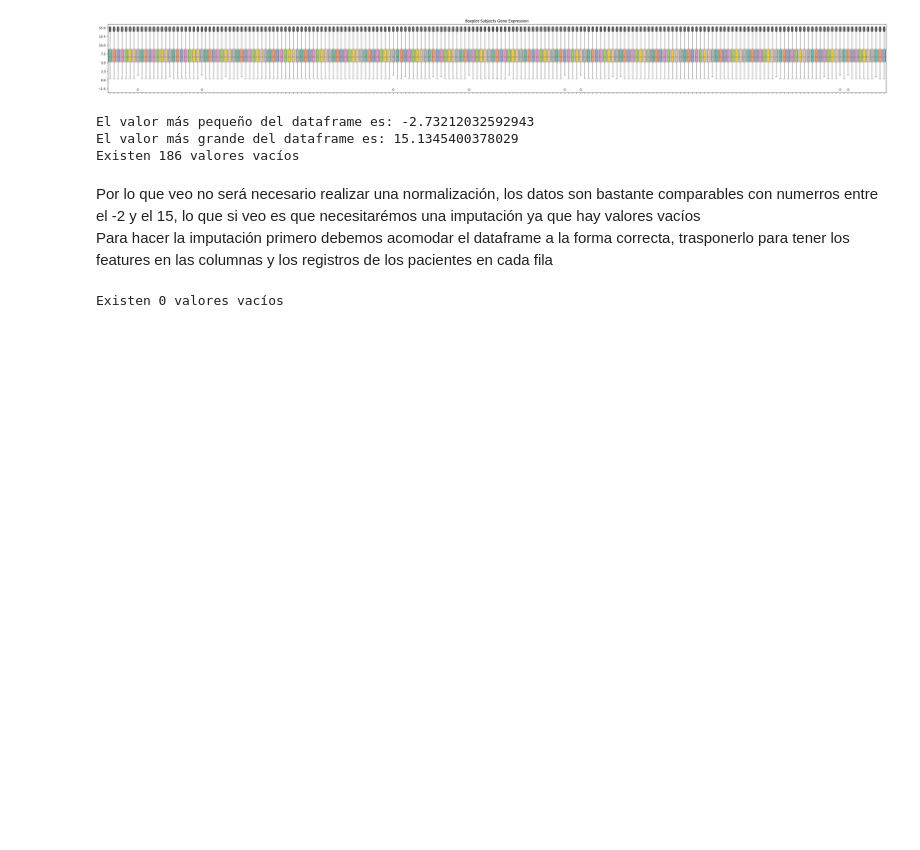
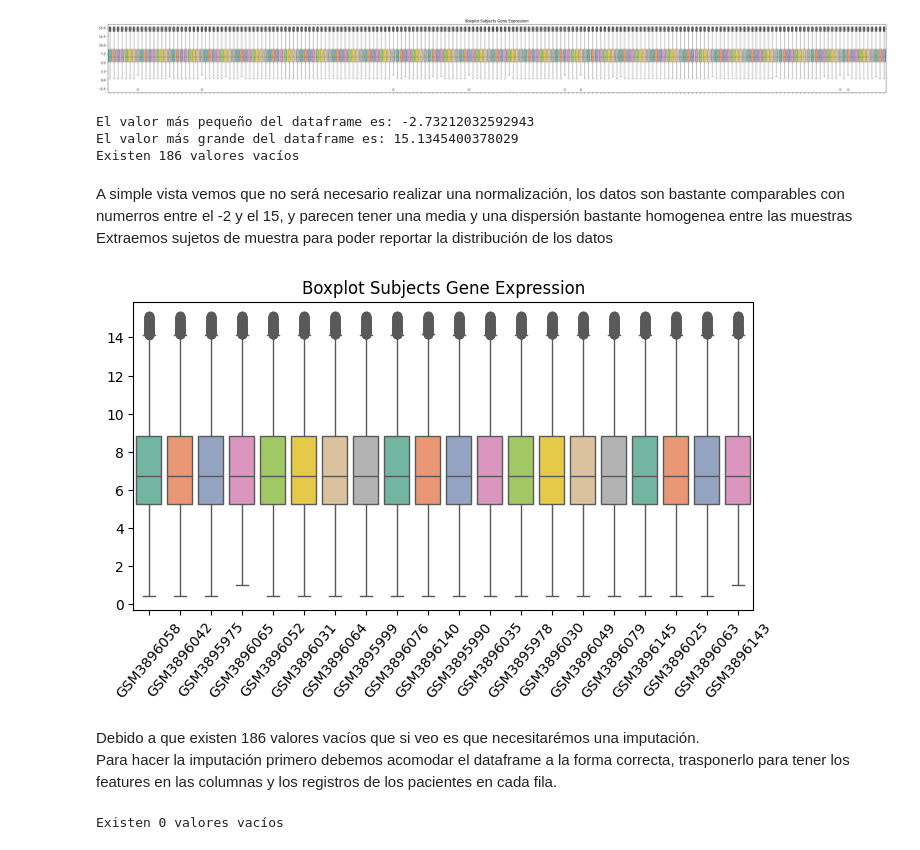
Before and after one commit to Jared-RO/Proyecto-Bioinformatica, a Jupyter notebook: notebook proyecto.ipynb, the cells around one changed output. Cells and saved outputs as stored; diff of their text form; code cells hidden in the pictures; blank space fills up the shorter version.

Commit message:
se agregan metricas de rendimiento al código, y se crea muestra de gráfico de boxplor de expresion

```diff
--- a/notebook proyecto.ipynb
+++ b/notebook proyecto.ipynb
@@ -58,9 +58,25 @@ print(f'Existen {na_counts} valores vacíos')
 El valor más pequeño del dataframe es: -2.73212032592943
 El valor más grande del dataframe es: 15.1345400378029
 Existen 186 valores vacíos
+# %% [markdown]
+ A simple vista vemos que no será necesario realizar una normalización, los datos son bastante comparables con numerros entre el -2 y el 15, y parecen tener una media y una dispersión bastante homogenea entre las muestras
+ Extraemos sujetos de muestra para poder reportar la distribución de los datos
+# %%
+#boxplot de pacientes
+# Seleccionar columnas al azar
+random_columns = np.random.choice(exp.columns, size=int(round(len(exp.columns) * 0.10)), replace=False)
+exp_random = exp[random_columns]
+
+plt.figure(figsize=(8, 4))
+ax = sns.boxplot(data=exp_random, palette="Set2")
+ax.set(title='Boxplot Subjects Gene Expression')
+plt.xticks(rotation=50)
+plt.show()
+# %% [output]
+[figure, added]
 # %% [markdown]
-Por lo que veo no será necesario realizar una normalización, los datos son bastante comparables con numerros entre el -2 y el 15, lo que si veo es que necesitarémos una imputación ya que hay valores vacíos
-Para hacer la imputación primero debemos acomodar el dataframe a la forma correcta, trasponerlo para tener los features en las columnas y los registros de los pacientes en cada fila
+Debido a que existen 186 valores vacíos que si veo es que necesitarémos una imputación.
+Para hacer la imputación primero debemos acomodar el dataframe a la forma correcta, trasponerlo para tener los features en las columnas y los registros de los pacientes en cada fila.
 # %%
 #trasponemos y acomodamos el dataframe
 exp_t=exp.transpose().reset_index().rename(columns={'index':'geo_accession'})
```
Also changed, not shown: parts of 6 cells of this notebook, 2 other files.
